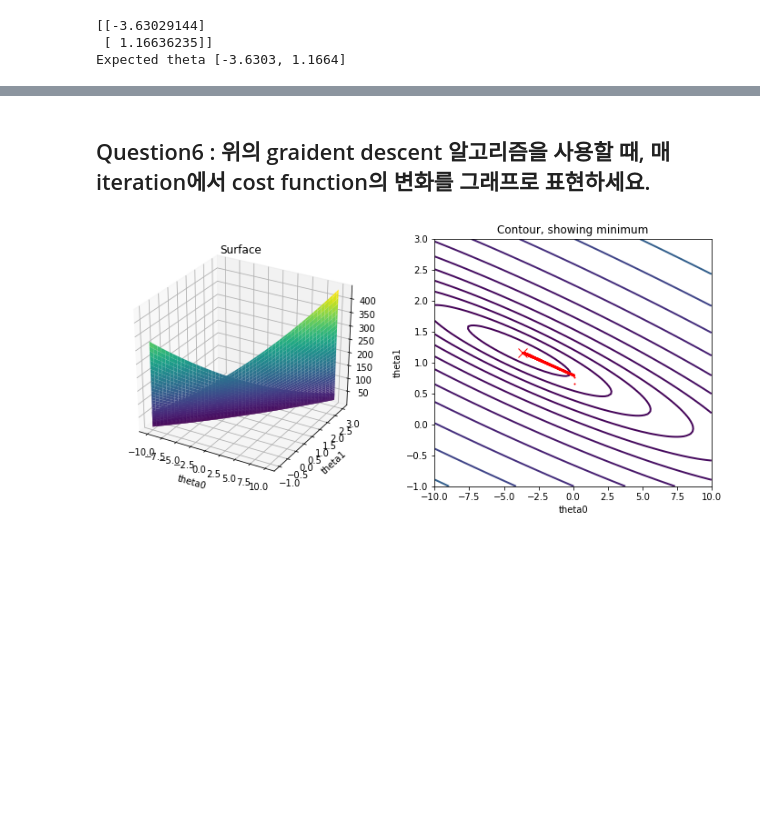
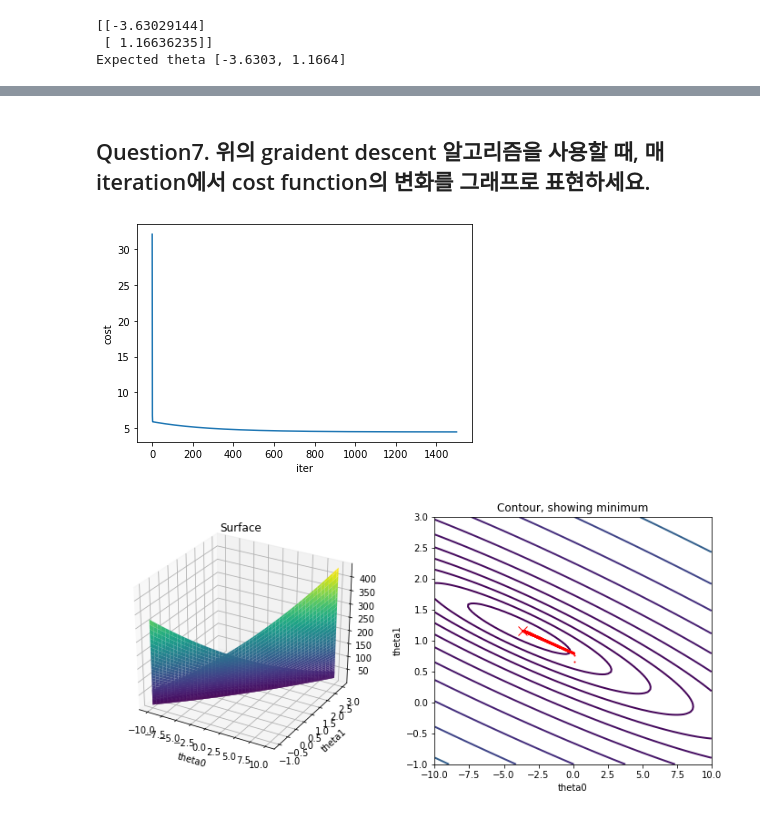
Before and after one commit to teang1995/C084, a Jupyter notebook: HW3_임용택_201520741/assign3_201520741임용택.ipynb, the cells around one changed output, grey strips where cells are left out. Cells and saved outputs as stored; diff of their text form; code cells hidden in the pictures; blank space fills up the shorter version.

```diff
--- a/HW3_임용택_201520741/assign3_201520741임용택.ipynb
+++ b/HW3_임용택_201520741/assign3_201520741임용택.ipynb
@@ -66,7 +42,7 @@ plt.show()
 ## Question3
 # %%
 def plot_data(x_data, y_data, x_title='', y_title=''):
-    plt.scatter(x_data, y_data, marker='x')
+    plt.plot(x_data, y_data)
     plt.ylabel(y_title)
     plt.xlabel(x_title)
     plt.show()
@@ -172,5 +131,14 @@ plt.show()
 # %% [markdown]
-## Question6 : 위의 graident descent 알고리즘을 사용할 때, 매 iteration에서 cost function의 변화를 그래프로 표현하세요.
+## Question7. 위의 graident descent 알고리즘을 사용할 때, 매 iteration에서 cost function의 변화를 그래프로 표현하세요.
+# %%
+theta = np.zeros((2, 1))
+cost_list = []
+for i in range(niter):
+    cost_list.append(cost_function(theta, X, y))
+    theta = update_func(theta, X, y, alpha = 0.01)
+plot_data(range(1500), cost_list, "iter", "cost")
+# %% [output]
+[figure, added]
 # %%
 from mpl_toolkits.mplot3d import axes3d, Axes3D
 theta0_vals = np.linspace(-10, 10, 100)
```
Also changed, not shown: parts of 22 cells of this notebook, 2 other files.
